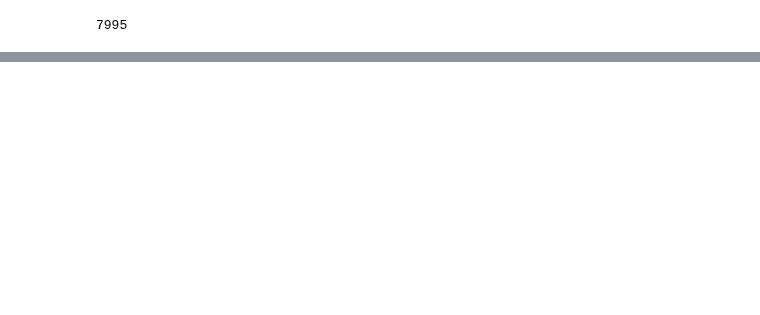
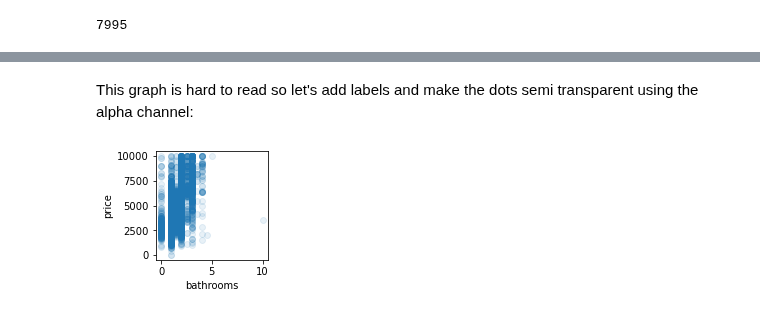
Before and after one commit to parrt/msds593, a Jupyter notebook: notebooks/nyrent.ipynb, the cells around one changed output, grey strips where cells are left out. Cells and saved outputs as stored; diff of their text form; code cells hidden in the pictures; blank space fills up the shorter version.

```diff
--- a/notebooks/nyrent.ipynb
+++ b/notebooks/nyrent.ipynb
@@ -347,0 +433,11 @@ I see nothing crazy about the apartment other than the number of images they pos
+# %% [markdown]
+This graph is hard to read so let's add labels and  make the dots semi transparent using the alpha channel:
+# %%
+fig, ax = plt.subplots(figsize=(2,2))  # make one subplot (ax) on the figure
+ax.scatter(df_rent['bathrooms'], df_rent['price'], alpha=.1)
+
+ax.set_xlabel("bathrooms")
+ax.set_ylabel("price")
+plt.show()
+# %% [output]
+[figure, added]
```
Also changed, not shown: parts of 60 cells of this notebook.
